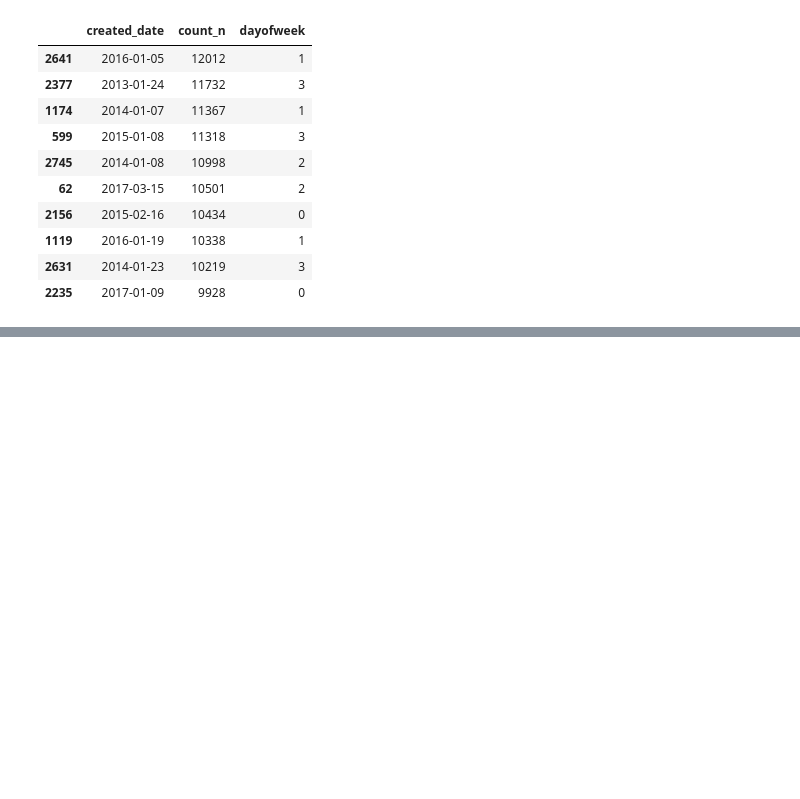
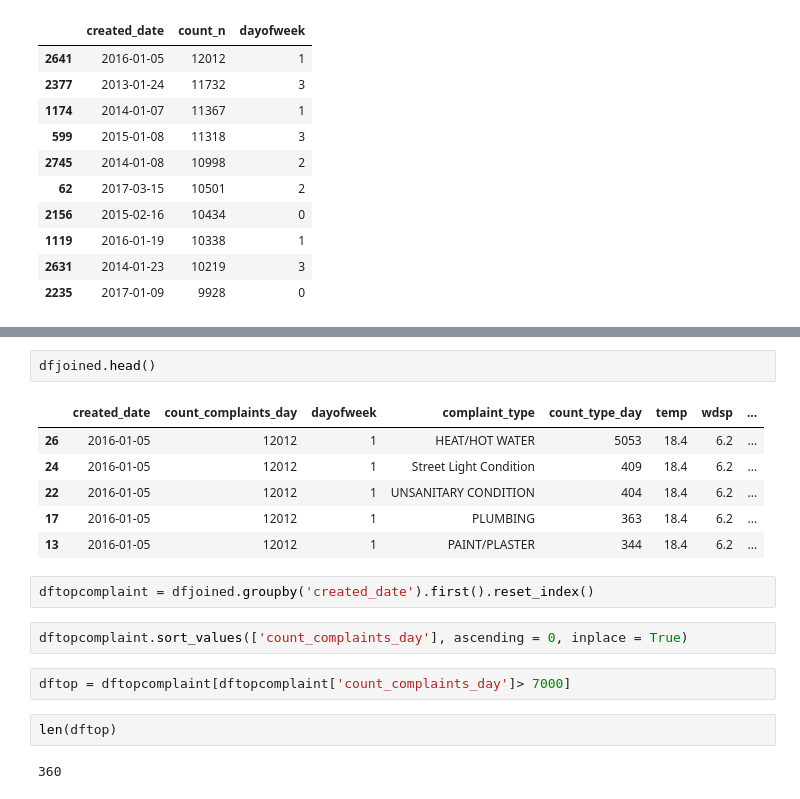
Before and after one commit to stephgline/open_data_challenge, a Jupyter notebook: weather_data_challenge.ipynb, the cells around one changed output, grey strips where cells are left out. Cells and saved outputs as stored; diff of their text form; blank space fills up the shorter version.

```diff
--- a/weather_data_challenge.ipynb
+++ b/weather_data_challenge.ipynb
@@ -199,0 +247,19 @@ df
+# %%
+dfjoined.head()
+# %% [output]
+|  | created_date | count_complaints_day | dayofweek | complaint_type | count_type_day | temp | wdsp | ... |
+| 26 | 2016-01-05 | 12012 | 1 | HEAT/HOT WATER | 5053 | 18.4 | 6.2 | ... |
+| 24 | 2016-01-05 | 12012 | 1 | Street Light Condition | 409 | 18.4 | 6.2 | ... |
+| 22 | 2016-01-05 | 12012 | 1 | UNSANITARY CONDITION | 404 | 18.4 | 6.2 | ... |
+| 17 | 2016-01-05 | 12012 | 1 | PLUMBING | 363 | 18.4 | 6.2 | ... |
+| 13 | 2016-01-05 | 12012 | 1 | PAINT/PLASTER | 344 | 18.4 | 6.2 | ... |
+# %%
+dftopcomplaint = dfjoined.groupby('created_date').first().reset_index()
+# %%
+dftopcomplaint.sort_values(['count_complaints_day'], ascending = 0, inplace = True)
+# %%
+dftop = dftopcomplaint[dftopcomplaint['count_complaints_day']> 7000]
+# %%
+len(dftop)
+# %% [output]
+360
```
Also changed, not shown: parts of 15 cells of this notebook, 1 other file.
